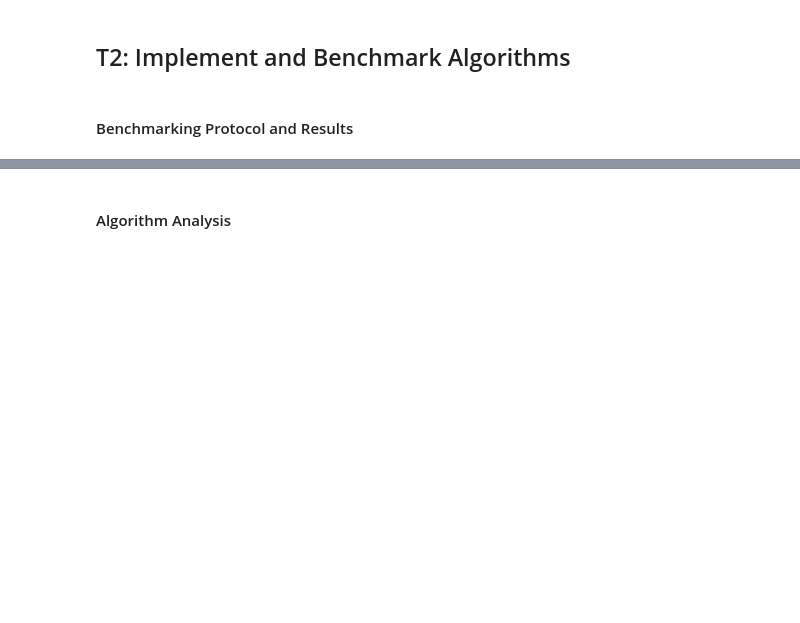
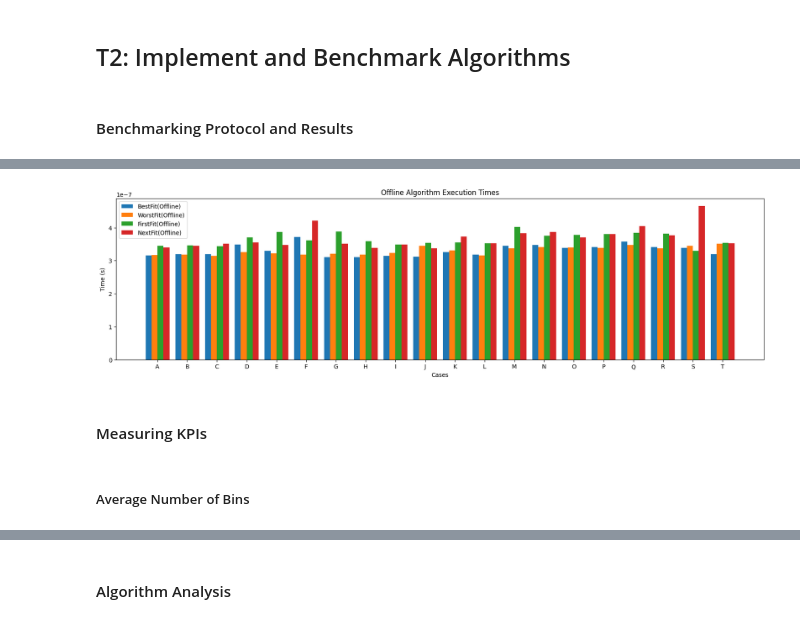
Before and after one commit to adampodolak/Bin-Packing-Lab, a Jupyter notebook: report.ipynb, the cells around one changed output, grey strips where cells are left out. Cells and saved outputs as stored; diff of their text form; code cells hidden in the pictures; blank space fills up the shorter version.

```diff
--- a/report.ipynb
+++ b/report.ipynb
@@ -91,0 +95,5 @@ print(list(bench.get_values()))
+# %%
+nf_offline = [results[name] for name in results if name.endswith('nf-online')]
+bf_offline = [results[name] for name in results if name.endswith('bf-online')]
+wf_offline = [results[name] for name in results if name.endswith('wf-online')]
+ff_offline = [results[name] for name in results if name.endswith('ff-online')]
@@ -91,0 +127,21 @@ print(list(bench.get_values()))
+# %%
+#runtimes for offline algorithms
+plt.rcParams["figure.figsize"] = [20, 5]
+plt.bar(x - 0.3, bf_offline, 0.2, label = 'BestFit(Offline)')
+plt.bar(x - 0.1, wf_offline, 0.2, label = 'WorstFit(Offline)')
+plt.bar(x + 0.1, ff_offline, 0.2, label = 'FirstFit(Offline)')
+plt.bar(x + 0.3, nf_offline, 0.2, label = 'NextFit(Offline)')
+
+
+plt.xticks(x, (ascii_uppercase[i] for i in range(num_cases)))
+plt.title("Offline Algorithm Execution Times")
+plt.xlabel('Cases')
+plt.ylabel('Time (s)')
+plt.legend()
+plt.show()
+# %% [output]
+[figure, added]
+# %% [markdown]
+#### Measuring KPIs
+# %% [markdown]
+##### Average Number of Bins
```
Also changed, not shown: parts of 29 cells of this notebook, 8 other files.
